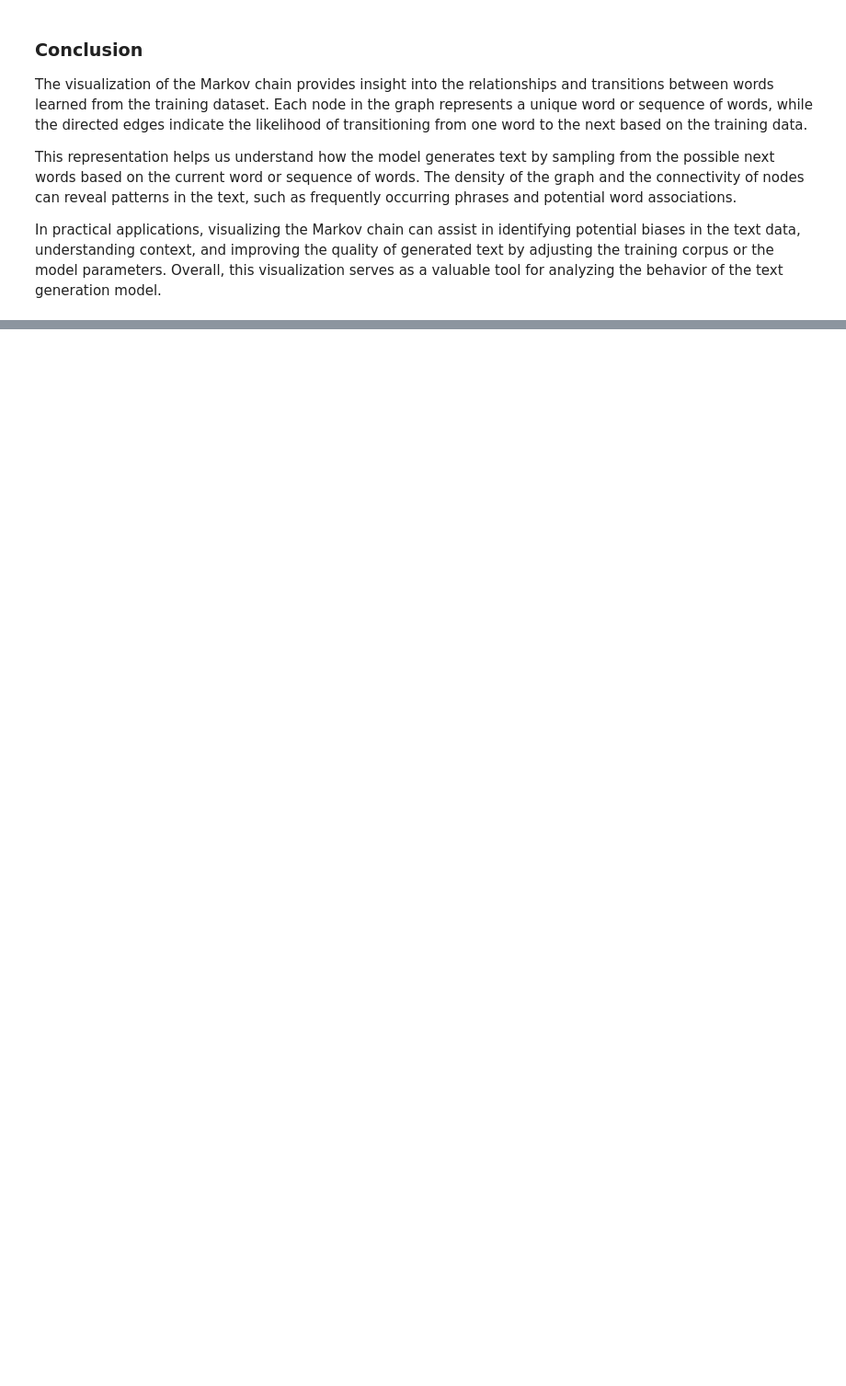
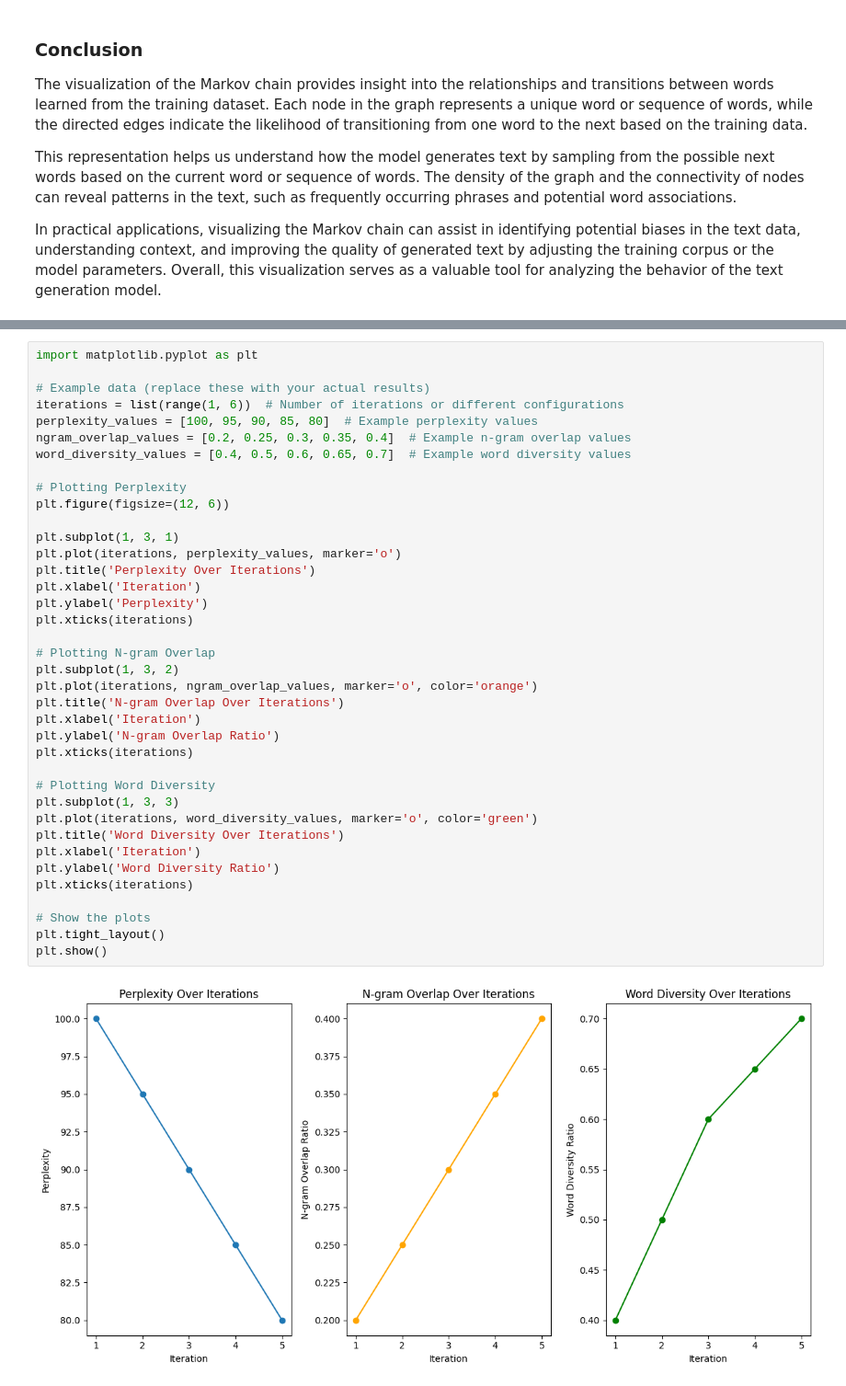
Before and after one commit to ghassantaleb/MarkovChainTextGenerator, a Jupyter notebook: MarkovChainTextGenerator.ipynb, the cells around one changed output, grey strips where cells are left out. Shown at 92% size. Saved outputs shown, nothing was run; the diff lists cells and outputs as text; blank space fills up the shorter version.

```diff
--- a/MarkovChainTextGenerator.ipynb
+++ b/MarkovChainTextGenerator.ipynb
@@ -114,0 +278,40 @@ In practical applications, visualizing the Markov chain can assist in identifyin
+# %%
+import matplotlib.pyplot as plt
+
+# Example data (replace these with your actual results)
+iterations = list(range(1, 6))  # Number of iterations or different configurations
+perplexity_values = [100, 95, 90, 85, 80]  # Example perplexity values
+ngram_overlap_values = [0.2, 0.25, 0.3, 0.35, 0.4]  # Example n-gram overlap values
+word_diversity_values = [0.4, 0.5, 0.6, 0.65, 0.7]  # Example word diversity values
+
+# Plotting Perplexity
+plt.figure(figsize=(12, 6))
+
+plt.subplot(1, 3, 1)
+plt.plot(iterations, perplexity_values, marker='o')
+plt.title('Perplexity Over Iterations')
+plt.xlabel('Iteration')
+plt.ylabel('Perplexity')
+plt.xticks(iterations)
+
+# Plotting N-gram Overlap
+plt.subplot(1, 3, 2)
+plt.plot(iterations, ngram_overlap_values, marker='o', color='orange')
+plt.title('N-gram Overlap Over Iterations')
+plt.xlabel('Iteration')
+plt.ylabel('N-gram Overlap Ratio')
+plt.xticks(iterations)
+
+# Plotting Word Diversity
+plt.subplot(1, 3, 3)
+plt.plot(iterations, word_diversity_values, marker='o', color='green')
+plt.title('Word Diversity Over Iterations')
+plt.xlabel('Iteration')
+plt.ylabel('Word Diversity Ratio')
+plt.xticks(iterations)
+
+# Show the plots
+plt.tight_layout()
+plt.show()
+# %% [output]
+[figure, added]
```
Also changed, not shown: parts of 12 cells of this notebook.
